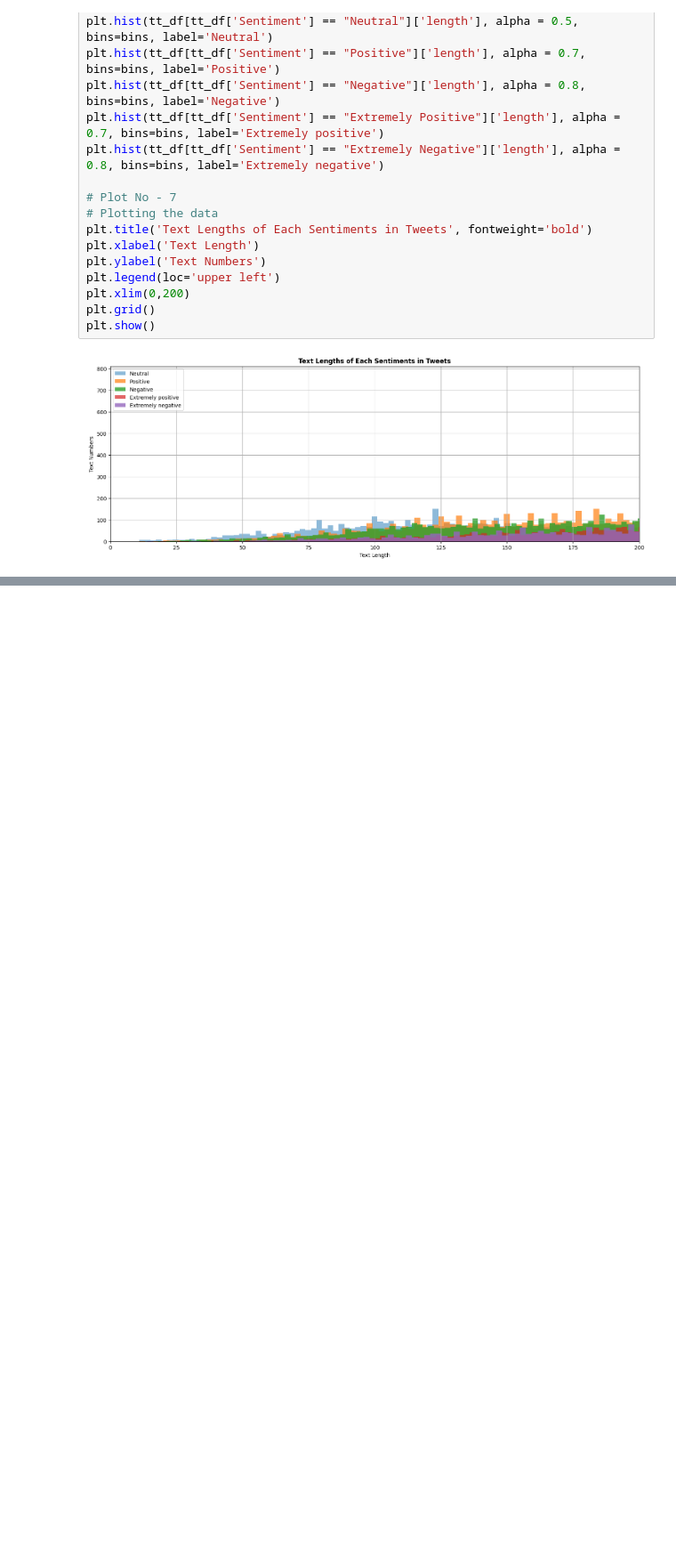
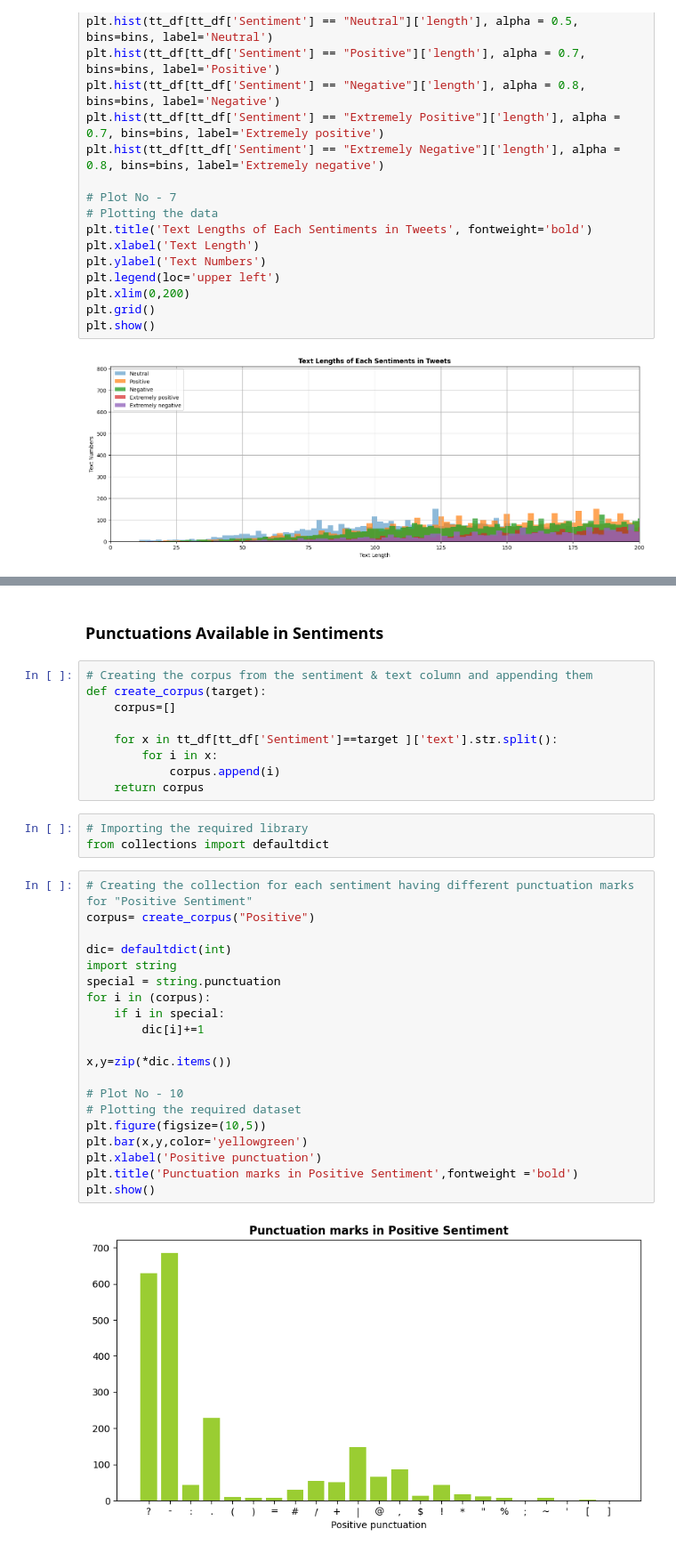
Before and after one commit to SachinYallapurkar/Coronavirus_Tweet_Sentiment_Analysis, a Jupyter notebook: Untitled15.ipynb, the cells around one changed output, grey strips where cells are left out. Shown at 89% size. Drawn from its saved outputs; the diff is of its cells as text; blank space fills up the shorter version.

```diff
--- a/Untitled15.ipynb
+++ b/Untitled15.ipynb
@@ -434,0 +490,36 @@ plt.show()
+# %% [markdown]
+### **Punctuations Available in Sentiments**
+# %%
+# Creating the corpus from the sentiment & text column and appending them
+def create_corpus(target):
+    corpus=[]
+
+    for x in tt_df[tt_df['Sentiment']==target ]['text'].str.split():
+        for i in x:
+            corpus.append(i)
+    return corpus
+# %%
+# Importing the required library
+from collections import defaultdict
+# %%
+# Creating the collection for each sentiment having different punctuation marks for "Positive Sentiment"
+corpus= create_corpus("Positive")
+
+dic= defaultdict(int)
+import string
+special = string.punctuation
+for i in (corpus):
+    if i in special:
+        dic[i]+=1
+
+x,y=zip(*dic.items())
+
+# Plot No - 10
+# Plotting the required dataset
+plt.figure(figsize=(10,5))
+plt.bar(x,y,color='yellowgreen')
+plt.xlabel('Positive punctuation')
+plt.title('Punctuation marks in Positive Sentiment',fontweight ='bold')
+plt.show()
+# %% [output]
+[figure, added]
```
Also changed, not shown: parts of 11 cells of this notebook.
